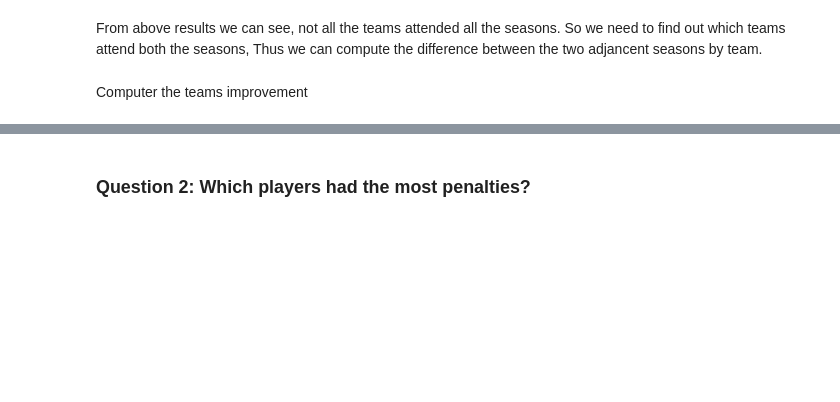
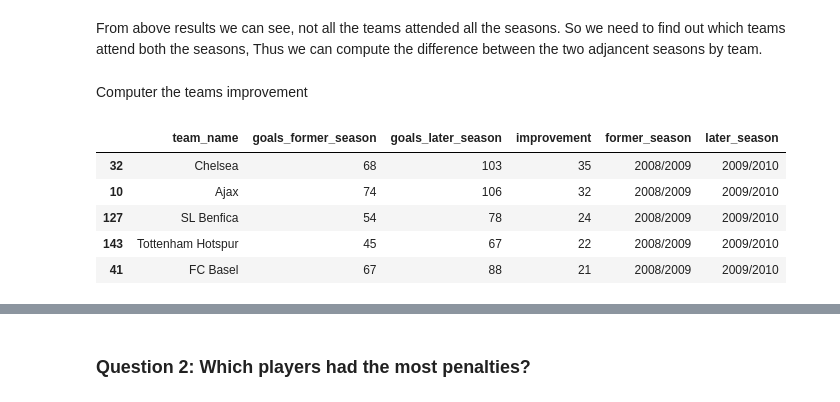
Before and after one commit to EllenZhangYarong/DataScience, a Jupyter notebook: DAND/soccer/EuropeanSoccer_v1.0.ipynb, the cells around one changed output, grey strips where cells are left out. Drawn from its saved outputs; the diff is of its cells as text; code cells hidden in the pictures; blank space fills up the shorter version.

```diff
--- a/DAND/soccer/EuropeanSoccer_v1.0.ipynb
+++ b/DAND/soccer/EuropeanSoccer_v1.0.ipynb
@@ -370,6 +443,13 @@ for i in range(7):
     df_season_improve[i].rename(columns={'goal_x':'goals_former_season','goal_y':'goals_later_season'},inplace=True)
 #     print(df_season_improve[i].head(3))
 # %%
-df_season_improve[0].head()
+df_season_improve[0].head(5)
+# %% [output]
+|  | team_name | goals_former_season | goals_later_season | improvement | former_season | later_season |
+| 32 | Chelsea | 68 | 103 | 35 | 2008/2009 | 2009/2010 |
+| 10 | Ajax | 74 | 106 | 32 | 2008/2009 | 2009/2010 |
+| 127 | SL Benfica | 54 | 78 | 24 | 2008/2009 | 2009/2010 |
+| 143 | Tottenham Hotspur | 45 | 67 | 22 | 2008/2009 | 2009/2010 |
+| 41 | FC Basel | 67 | 88 | 21 | 2008/2009 | 2009/2010 |
 # %%
 df_season_improve[1].head()
```
Also changed, not shown: parts of 26 cells of this notebook, 2 other files.
